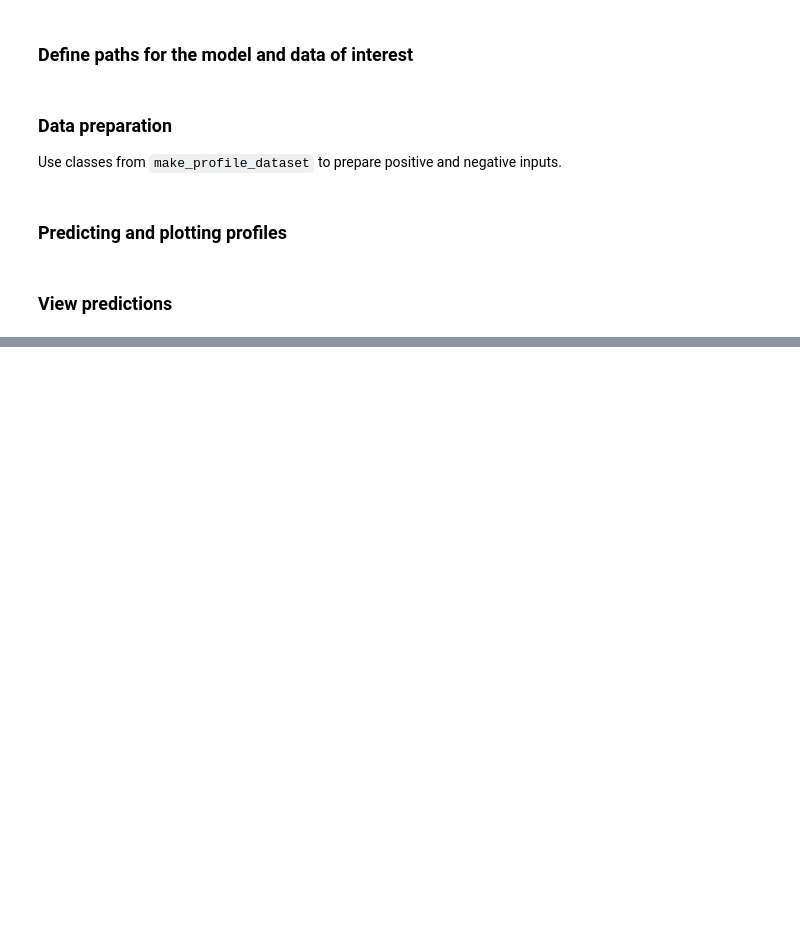
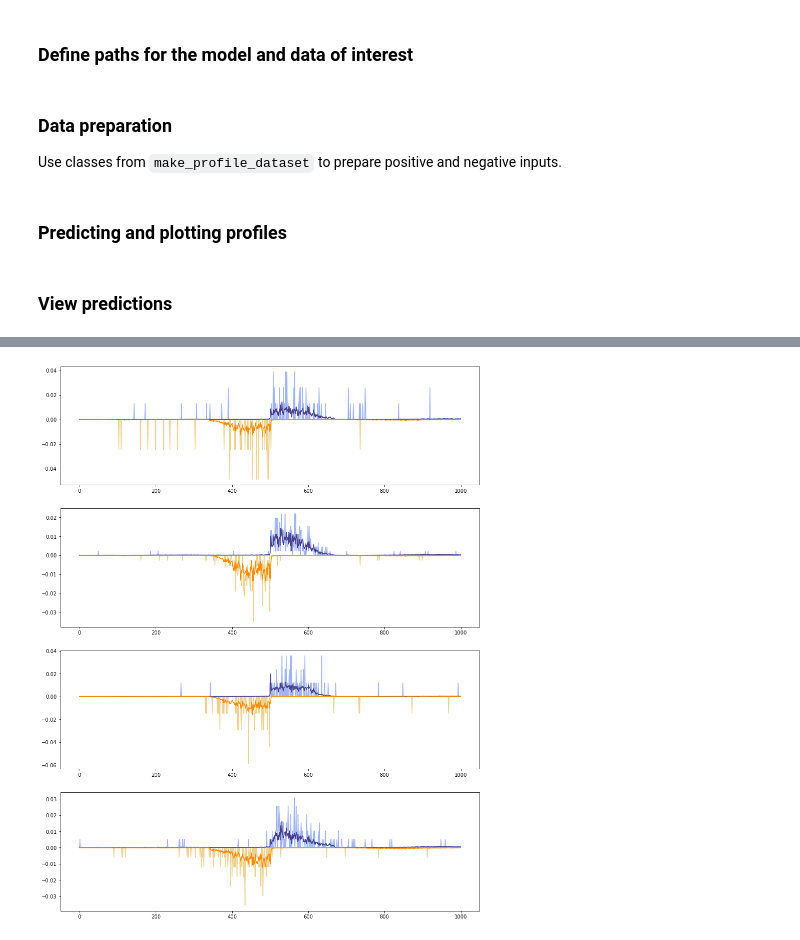
Before and after one commit to amtseng/fourier_attribution_priors, a Jupyter notebook: notebooks/predict_profiles.ipynb, the cells around one changed output, grey strips where cells are left out. Saved outputs shown, nothing was run; the diff lists cells and outputs as text; code cells hidden in the pictures; blank space fills up the shorter version.

```diff
--- a/notebooks/predict_profiles.ipynb
+++ b/notebooks/predict_profiles.ipynb
@@ -219,0 +179,7 @@ plot_profiles(pred_profs, true_profs, normalize=False)
+# %%
+log_pred_profs, log_pred_counts, true_profs, true_counts = predict_coords([("chr3", 130377839, 130378839)])
+pred_prof_probs = np.exp(log_pred_profs)
+true_prof_probs = true_profs / np.sum(true_profs, axis=2, keepdims=True)
+plot_profiles(pred_prof_probs, true_prof_probs, normalize=False)
+# %% [output]
+[figure, added]
```
Also changed, not shown: parts of 20 cells of this notebook, 1 other file.
